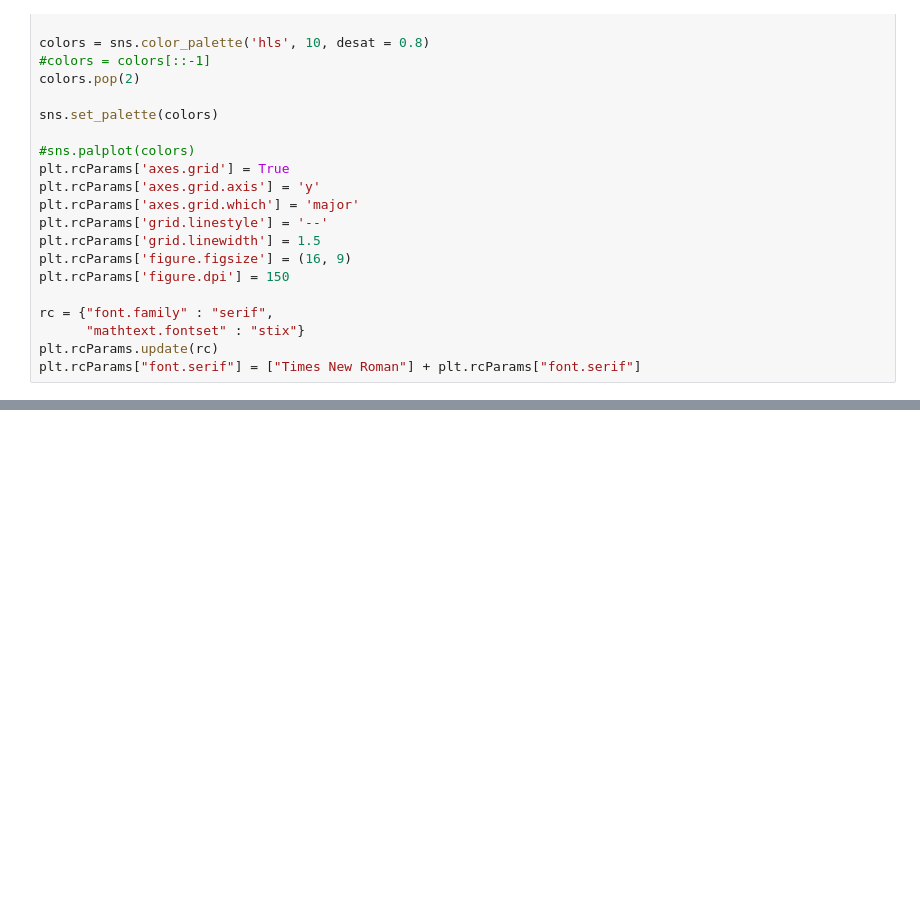
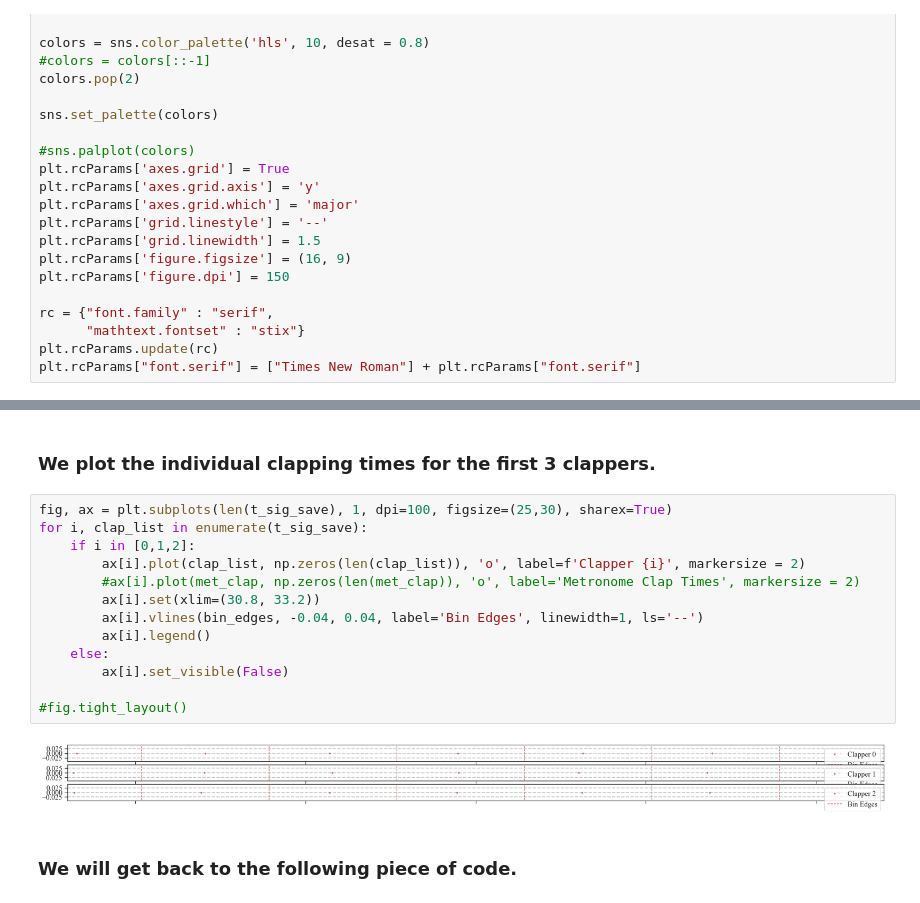
Before and after one commit to nielsdavidsen/Bachelor_2024, a Jupyter notebook: simulation_with_metronome.ipynb, the cells around one changed output, grey strips where cells are left out. Drawn from its saved outputs; the diff is of its cells as text; blank space fills up the shorter version.

```diff
--- a/simulation_with_metronome.ipynb
+++ b/simulation_with_metronome.ipynb
@@ -422 +647,20 @@ ModuleNotFoundError: No module named 'tqdm'
+# %% [markdown]
+### We plot the individual clapping times for the first 3 clappers.
+# %%
+fig, ax = plt.subplots(len(t_sig_save), 1, dpi=100, figsize=(25,30), sharex=True)
+for i, clap_list in enumerate(t_sig_save):
+    if i in [0,1,2]:
+        ax[i].plot(clap_list, np.zeros(len(clap_list)), 'o', label=f'Clapper {i}', markersize = 2)
+        #ax[i].plot(met_clap, np.zeros(len(met_clap)), 'o', label='Metronome Clap Times', markersize = 2)
+        ax[i].set(xlim=(30.8, 33.2))
+        ax[i].vlines(bin_edges, -0.04, 0.04, label='Bin Edges', linewidth=1, ls='--')
+        ax[i].legend()
+    else:
+        ax[i].set_visible(False)
+
+#fig.tight_layout()
+# %% [output]
+[figure, added]
+# %% [markdown]
+### We will get back to the following piece of code.
 # %%
```
Also changed, not shown: parts of 14 cells of this notebook, 1 other file.
